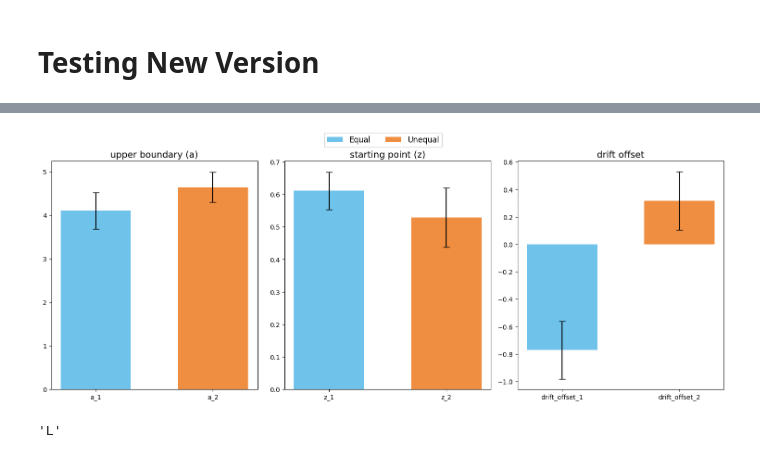
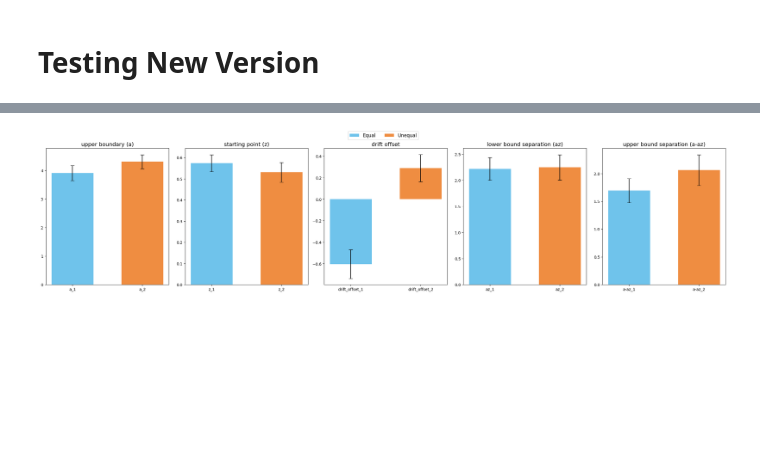
Before and after one commit to vaibrainium/decision-models, a Jupyter notebook: notebooks/0.2-data-fitting-new.ipynb, the cells around one changed output, grey strips where cells are left out. Cells and saved outputs as stored; diff of their text form; code cells hidden in the pictures; blank space fills up the shorter version.

```diff
--- a/notebooks/0.2-data-fitting-new.ipynb
+++ b/notebooks/0.2-data-fitting-new.ipynb
@@ -209,7 +196,7 @@ print(f"  Max iterations: {optimizer_options['maxiter']}")
 
 for idx_batch, batch in enumerate(batches):
 
-    if idx_batch < 3:
+    if idx_batch < 6:
         continue
 
 
@@ -316,8 +369,8 @@ enable_time_dependence = True
 # %%
 models=[]
 results = []
-session_ids = np.concatenate(batches[:3]) # change later
-for idx_batch in range(3):
+session_ids = np.concatenate(batches[:6]) # change later
+for idx_batch in range(6):
     with open(Path(processed_dir, f"ddm_leak_{enable_leak}_urgency_{enable_time_dependence}_batch_{idx_batch}_fit.pkl"), "rb") as f:
         new_results = pickle.load(f)
     models.append(new_results["models"])
@@ -345,43 +398,46 @@ import matplotlib.pyplot as plt
 from scipy.stats import sem
 
 # your parameters
-params_to_plot = ["a", "z", "drift_offset"]
-param_names = ["upper boundary (a)", "starting point (z)", "drift offset"]
+params_to_plot = ["a", "z", "drift_offset", "az", "a-az"]
+param_names = ["upper boundary (a)", "starting point (z)", "drift offset", "lower bound separation (az)", "upper bound separation (a-az)"]
 colors = {"Equal": "#6FC3EB", "Unequal": "#EF8D41"}
 
-nrows, ncols = 1, 3
+nrows, ncols = 1, 5
 fig, axs = plt.subplots(nrows, ncols, figsize=(5 * ncols, 6 * nrows))
 
 for idx_param, param_name in enumerate(params_to_plot):
     if nrows > 1:
         ax = axs[idx_param // ncols, idx_param % ncols]
     else:
         ax = axs[idx_param % ncols]
-
+    if param_name == "az":
+        params["az_1"] = params["a_1"] * params["z_1"]
+        params["az_2"] = params["a_2"] * params["z_2"]
+    elif param_name == "a-az":
+        params["az_1"] = params["a_1"] * params["z_1"]
+        params["az_2"] = params["a_2"] * params["z_2"]
+        params["a-az_1"] = params["a_1"] - params["az_1"]
+        params["a-az_2"] = params["a_2"] - params["az_2"]
     param_1 = f"{param_name}_1"
     param_2 = f"{param_name}_2"
 
     means_1 = params[param_1].mean()
     sems_1 = sem(params[param_1])
     means_2 = params[param_2].mean()
     sems_2 = sem(params[param_2])
 
     ax.bar(0, means_1, yerr=sems_1, capsize=5, width=0.6, color=colors["Equal"], label="Equal")
     ax.bar(1, means_2, yerr=sems_2, capsize=5, width=0.6, color=colors["Unequal"], label="Unequal")
 
     ax.set_xticks([0, 1])
     ax.set_xticklabels([param_1, param_2])
     ax.set_title(param_names[idx_param], fontsize=14)
 
 # one shared legend
 handles, labels = ax.get_legend_handles_labels()
 fig.legend(handles[:2], labels[:2], loc="upper center", ncol=2, fontsize=12)
 
 plt.tight_layout(rect=[0, 0, 1, 0.95])  # leave space for legend
 plt.show()
 # %% [output]
-[figure, old version]
+[figure, new version]
-# %%
-behavior_df.loc[idx_session, "prior_direction"]
-# %% [output]
-'L'
```
Also changed, not shown: parts of 8 cells of this notebook, 16 other files.
